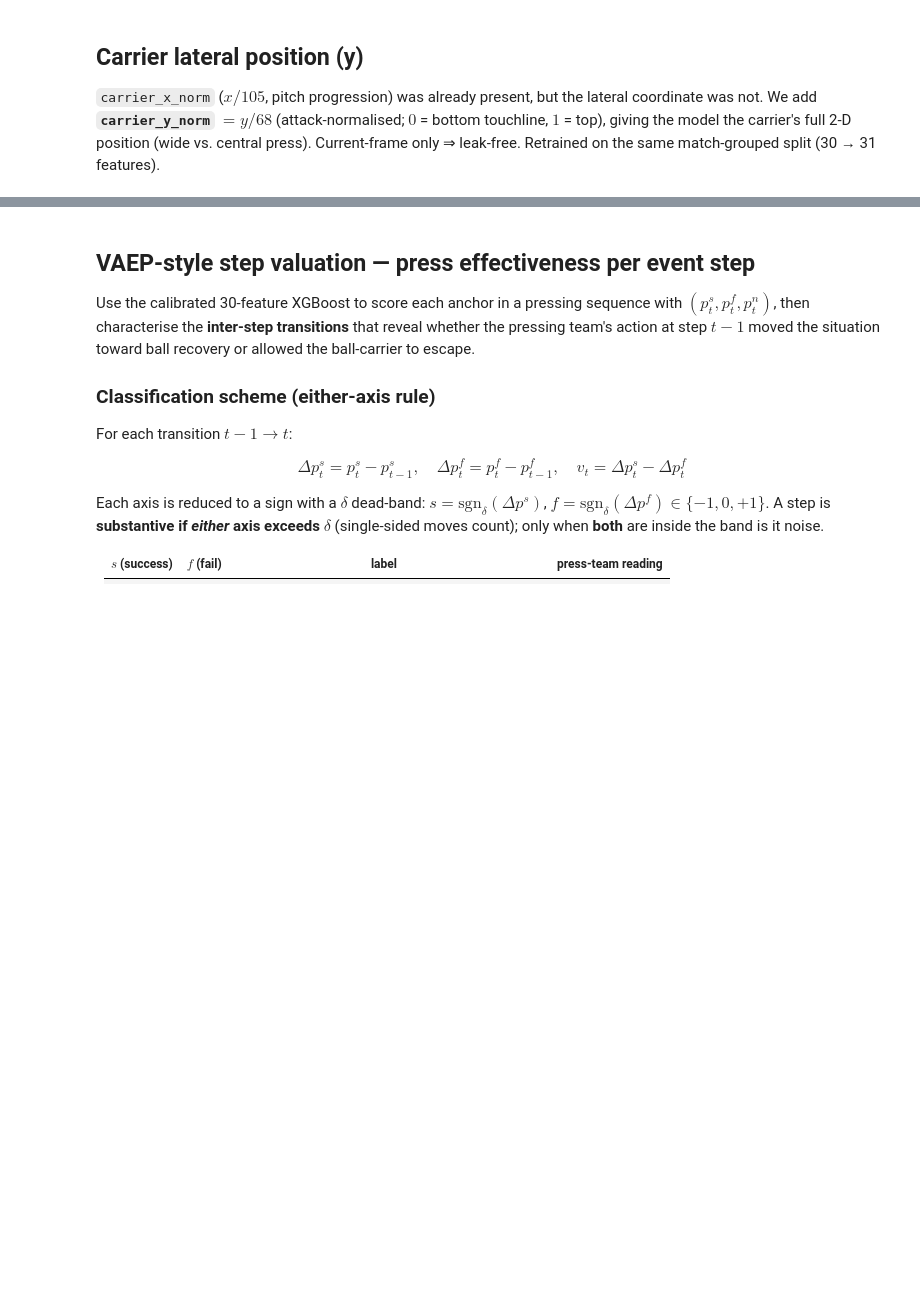
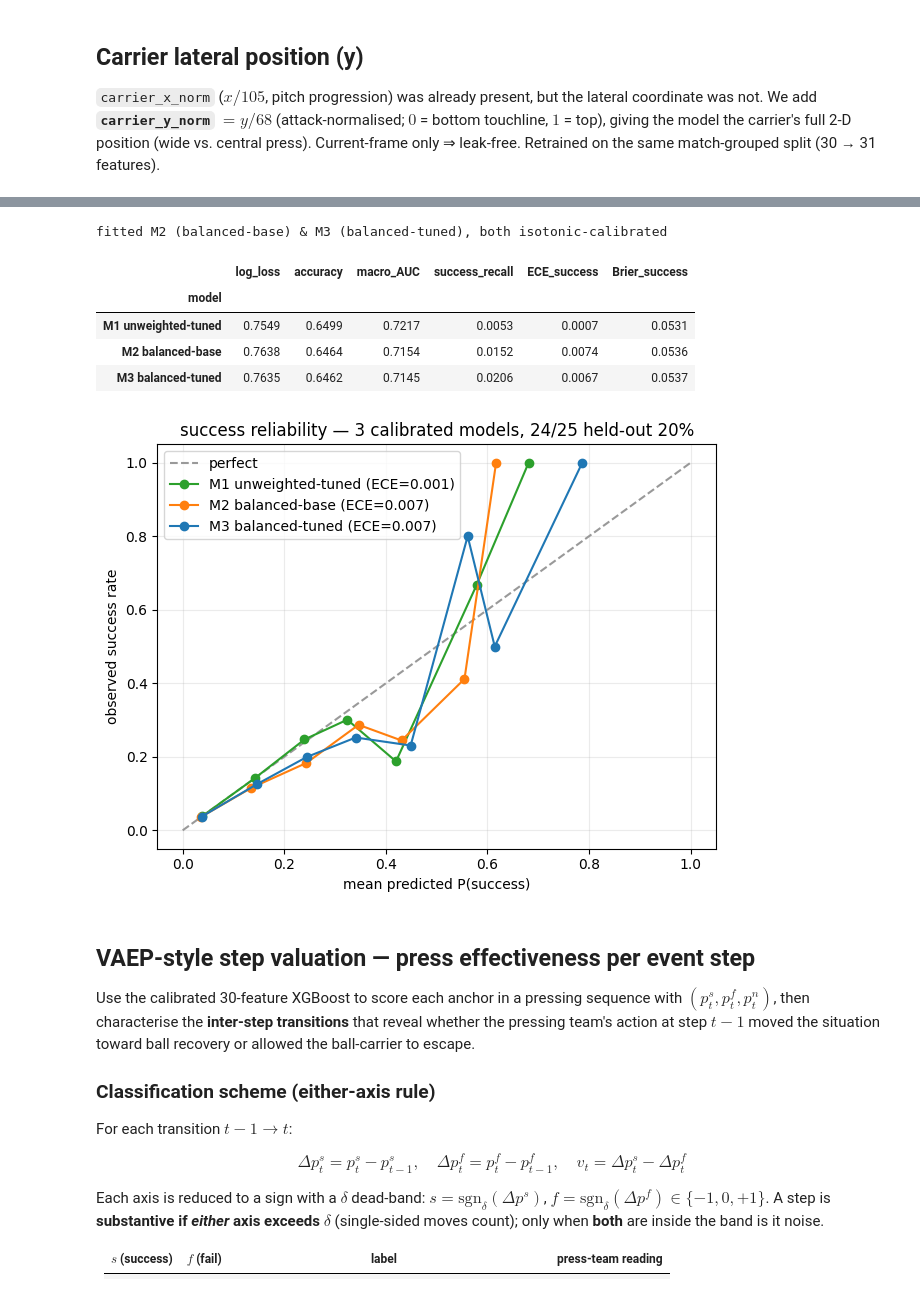
Before and after one commit to Terreturn/Football-pressure-sequence-analysis, a Jupyter notebook: s45_ml_pipeline.ipynb, the cells around one changed output, grey strips where cells are left out. Cells and saved outputs as stored; diff of their text form; code cells hidden in the pictures; blank space fills up the shorter version.

```diff
--- a/s45_ml_pipeline.ipynb
+++ b/s45_ml_pipeline.ipynb
@@ -1122,3 +1235,78 @@ OOF (30-feat): macro-AUC 0.7074 | log-loss 0.8429
+# %%
+# 25c — Balanced variants: tune (pinned) + fit M2 (base) & M3 (tuned), both calibrated
+from sklearn.model_selection import GroupKFold
+from sklearn.utils.class_weight import compute_sample_weight
+
+RUN_SEARCH_BAL = False        # flip True to re-run the grouped search (~2 min)
+BEST_BAL = {"n_estimators": 500, "max_depth": 6, "learning_rate": 0.05, "min_child_weight": 10,
+            "subsample": 0.6, "colsample_bytree": 0.8, "gamma": 0.0, "reg_lambda": 2.0}  # pinned (CV logloss 0.906)
+BASE10   = dict(n_estimators=500, max_depth=5, learning_rate=0.05, subsample=0.8,
+                colsample_bytree=0.8, min_child_weight=5, reg_lambda=1.0)               # the #10 base config
+_FIX = dict(objective="multi:softprob", num_class=3, eval_metric="mlogloss",
+            tree_method="hist", n_jobs=-1, random_state=42)
+
+if RUN_SEARCH_BAL:                             # GroupKFold(3) on the 80% TRAIN; fit balanced, score UNWEIGHTED log-loss
+    rng = np.random.RandomState(42)
+    SPACE = dict(n_estimators=[300,500,700], max_depth=[4,5,6], learning_rate=[0.02,0.03,0.05],
+                 min_child_weight=[5,10,15], subsample=[0.6,0.8], colsample_bytree=[0.6,0.8],
+                 gamma=[0.0,1.0,2.0], reg_lambda=[1.0,2.0,3.0])
+    folds = list(GroupKFold(3).split(Xa.iloc[trC], ya[trC], ga[trC])); res = []
+    for _ in range(15):
+        pr = {k: rng.choice(v).item() for k, v in SPACE.items()}; ll = []
+        for tf, vf in folds:
+            Xt, yt = Xa.iloc[trC].iloc[tf], ya[trC][tf]
+            m = XGBClassifier(**pr, **_FIX).fit(Xt, yt, sample_weight=compute_sample_weight("balanced", yt))
+            ll.append(log_loss(ya[trC][vf], m.predict_proba(Xa.iloc[trC].iloc[vf]), labels=[0,1,2]))
+        res.append((np.mean(ll), pr))
+    res.sort(key=lambda x: x[0]); BEST_BAL = res[0][1]
+    print("search best CV logloss", round(res[0][0], 4), "| BEST_BAL", BEST_BAL)
+
+def _fit_cal(params, balanced):                # fit on 80% train, isotonic-calibrate on 20%
+    b = XGBClassifier(**params, **_FIX)
+    sw = compute_sample_weight("balanced", ya[trC]) if balanced else None
+    b.fit(Xa.iloc[trC], ya[trC], sample_weight=sw)
+    return b, CalibratedClassifierCV(FrozenEstimator(b), method="isotonic").fit(Xa.iloc[caC], ya[caC])
+
+baseM2, calM2 = _fit_cal(BASE10,   True)       # M2 balanced-base
+baseM3, calM3 = _fit_cal(BEST_BAL, True)       # M3 balanced-tuned
+print("fitted M2 (balanced-base) & M3 (balanced-tuned), both isotonic-calibrated")
+# %% [output]
+fitted M2 (balanced-base) & M3 (balanced-tuned), both isotonic-calibrated
+# %%
+# 25d — 3-way comparison on the held-out 20% (all calibrated)
+from sklearn.metrics import recall_score
+yv = ya[caC]; Yb = label_binarize(yv, classes=[0, 1, 2]); i_s = list(le.classes_).index("success")
+MODELS = {"M1 unweighted-tuned": cal30, "M2 balanced-base": calM2, "M3 balanced-tuned": calM3}
+rows = []
+for name, c in MODELS.items():
+    P = c.predict_proba(Xa.iloc[caC])
+    rows.append(dict(model=name, log_loss=log_loss(yv, P, labels=[0,1,2]),
+        accuracy=accuracy_score(yv, P.argmax(1)), macro_AUC=roc_auc_score(Yb, P, average="macro"),
+        success_recall=recall_score(yv, P.argmax(1), labels=[i_s], average="macro"),
+        ECE_success=ece_cls((yv==i_s).astype(int), P[:, i_s]),
+        Brier_success=brier_score_loss((yv==i_s).astype(int), P[:, i_s])))
+comp3 = pd.DataFrame(rows).set_index("model").round(4)
+display(comp3)
+
+yk = (yv == i_s).astype(int)
+fig, ax = plt.subplots(figsize=(6.4, 5)); ax.plot([0,1],[0,1],"--",color="#999",label="perfect")
+for name, c, col in [("M1 unweighted-tuned", cal30, "#2ca02c"), ("M2 balanced-base", calM2, "#ff7f0e"),
+                     ("M3 balanced-tuned", calM3, "#1f77b4")]:
+    P = c.predict_proba(Xa.iloc[caC]); ed = np.linspace(0,1,11); idx = np.digitize(P[:,i_s], ed[1:-1]); bp, bt = [], []
+    for b in range(10):
+        m = idx == b
+        if m.any(): bp.append(P[m,i_s].mean()); bt.append(yk[m].mean())
+    ax.plot(bp, bt, "o-", color=col, label=f"{name} (ECE={ece_cls(yk, P[:,i_s]):.3f})")
+ax.set_xlabel("mean predicted P(success)"); ax.set_ylabel("observed success rate")
+ax.set_title("success reliability — 3 calibrated models, 24/25 held-out 20%"); ax.legend(); ax.grid(alpha=.25)
+plt.tight_layout(); plt.show()
+# %% [output]
+|  | log_loss | accuracy | macro_AUC | success_recall | ECE_success | Brier_success |
+| model |  |  |  |  |  |  |
+| M1 unweighted-tuned | 0.7549 | 0.6499 | 0.7217 | 0.0053 | 0.0007 | 0.0531 |
+| M2 balanced-base | 0.7638 | 0.6464 | 0.7154 | 0.0152 | 0.0074 | 0.0536 |
+| M3 balanced-tuned | 0.7635 | 0.6462 | 0.7145 | 0.0206 | 0.0067 | 0.0537 |
+[figure, added]
 # %% [markdown]
 ## VAEP-style step valuation — press effectiveness per event step
 
```
Also changed, not shown: parts of 41 cells of this notebook, 1 other file.
